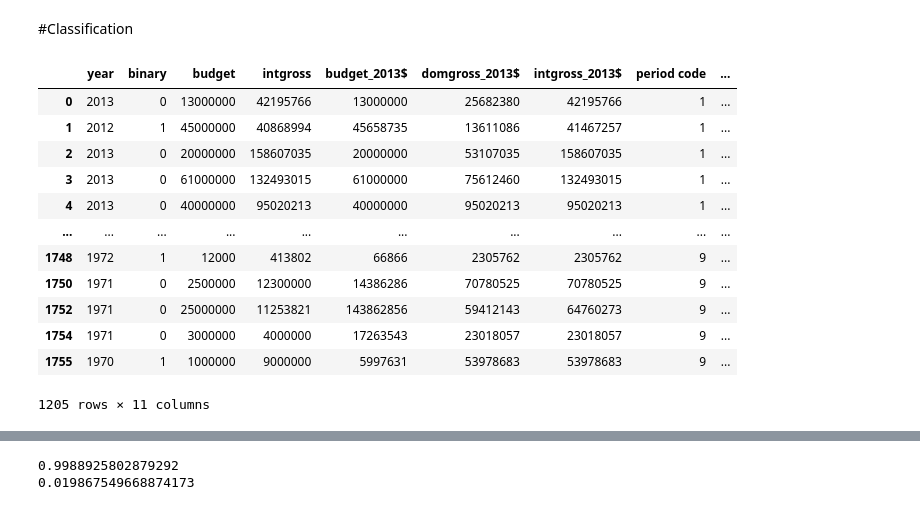
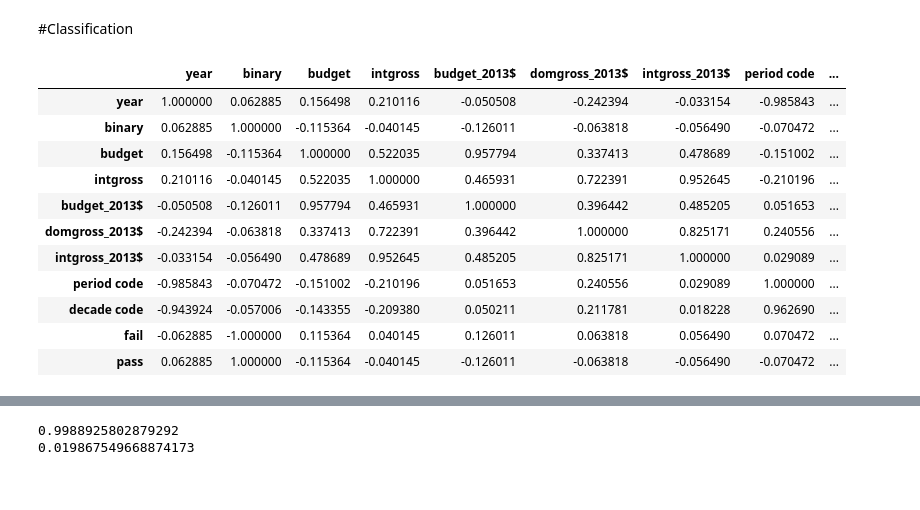
Before and after one commit to Mostafa-Mohamed-Atef/movies-data-science, a Jupyter notebook: Prediction.ipynb, the cells around one changed output, grey strips where cells are left out. Saved outputs shown, nothing was run; the diff lists cells and outputs as text; code cells hidden in the pictures.

```diff
--- a/Prediction.ipynb
+++ b/Prediction.ipynb
@@ -298,18 +272,17 @@ input_data_num
 # %% [markdown]
 #Classification
 # %%
-input_data_num
+input_data_num.corr()
 # %% [output]
 |  | year | binary | budget | intgross | budget_2013$ | domgross_2013$ | intgross_2013$ | period code | ... |
-| 0 | 2013 | 0 | 13000000 | 42195766 | 13000000 | 25682380 | 42195766 | 1 | ... |
-| 1 | 2012 | 1 | 45000000 | 40868994 | 45658735 | 13611086 | 41467257 | 1 | ... |
-| 2 | 2013 | 0 | 20000000 | 158607035 | 20000000 | 53107035 | 158607035 | 1 | ... |
-| 3 | 2013 | 0 | 61000000 | 132493015 | 61000000 | 75612460 | 132493015 | 1 | ... |
-| 4 | 2013 | 0 | 40000000 | 95020213 | 40000000 | 95020213 | 95020213 | 1 | ... |
-| ... | ... | ... | ... | ... | ... | ... | ... | ... | ... |
-| 1748 | 1972 | 1 | 12000 | 413802 | 66866 | 2305762 | 2305762 | 9 | ... |
-| 1750 | 1971 | 0 | 2500000 | 12300000 | 14386286 | 70780525 | 70780525 | 9 | ... |
-| 1752 | 1971 | 0 | 25000000 | 11253821 | 143862856 | 59412143 | 64760273 | 9 | ... |
-| 1754 | 1971 | 0 | 3000000 | 4000000 | 17263543 | 23018057 | 23018057 | 9 | ... |
-| 1755 | 1970 | 1 | 1000000 | 9000000 | 5997631 | 53978683 | 53978683 | 9 | ... |
+| year | 1.000000 | 0.062885 | 0.156498 | 0.210116 | -0.050508 | -0.242394 | -0.033154 | -0.985843 | ... |
+| binary | 0.062885 | 1.000000 | -0.115364 | -0.040145 | -0.126011 | -0.063818 | -0.056490 | -0.070472 | ... |
+| budget | 0.156498 | -0.115364 | 1.000000 | 0.522035 | 0.957794 | 0.337413 | 0.478689 | -0.151002 | ... |
+| intgross | 0.210116 | -0.040145 | 0.522035 | 1.000000 | 0.465931 | 0.722391 | 0.952645 | -0.210196 | ... |
+| budget_2013$ | -0.050508 | -0.126011 | 0.957794 | 0.465931 | 1.000000 | 0.396442 | 0.485205 | 0.051653 | ... |
+| domgross_2013$ | -0.242394 | -0.063818 | 0.337413 | 0.722391 | 0.396442 | 1.000000 | 0.825171 | 0.240556 | ... |
+| intgross_2013$ | -0.033154 | -0.056490 | 0.478689 | 0.952645 | 0.485205 | 0.825171 | 1.000000 | 0.029089 | ... |
+| period code | -0.985843 | -0.070472 | -0.151002 | -0.210196 | 0.051653 | 0.240556 | 0.029089 | 1.000000 | ... |
+| decade code | -0.943924 | -0.057006 | -0.143355 | -0.209380 | 0.050211 | 0.211781 | 0.018228 | 0.962690 | ... |
+| fail | -0.062885 | -1.000000 | 0.115364 | 0.040145 | 0.126011 | 0.063818 | 0.056490 | 0.070472 | ... |
+| pass | 0.062885 | 1.000000 | -0.115364 | -0.040145 | -0.126011 | -0.063818 | -0.056490 | -0.070472 | ... |
-1205 rows × 11 columns
```
Also changed, not shown: parts of 2 cells of this notebook.
